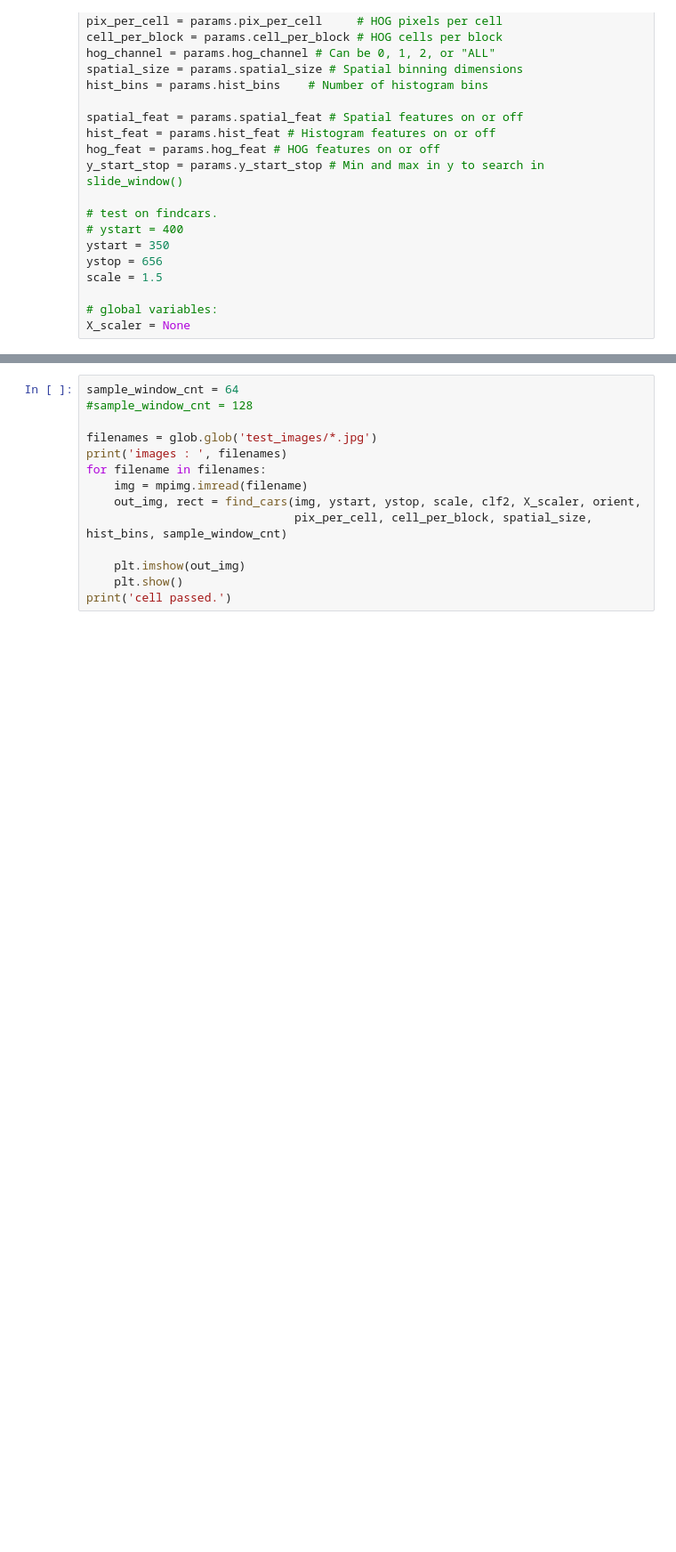
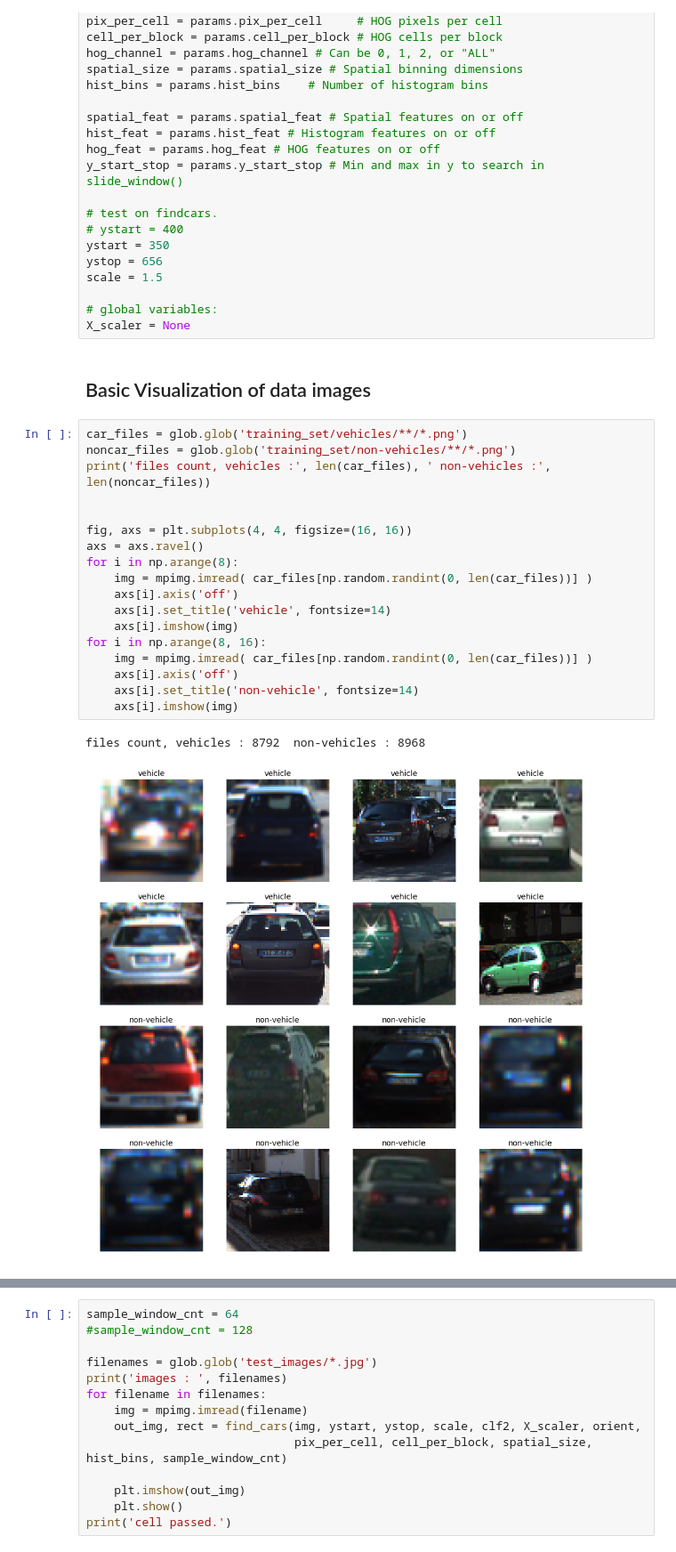
Before and after one commit to sunpochin/carnd-vehicle-detection-p5, a Jupyter notebook: pipeline-veh-detect.ipynb, the cells around one changed output, grey strips where cells are left out. Shown: that part at 89% size. Drawn from its saved outputs; the diff is of its cells as text; blank space fills up the shorter version.

```diff
--- a/pipeline-veh-detect.ipynb
+++ b/pipeline-veh-detect.ipynb
@@ -36,3 +36,26 @@ scale = 1.5
 
 # global variables:
 X_scaler = None
+# %% [markdown]
+## Basic Visualization of data images
+# %%
+car_files = glob.glob('training_set/vehicles/**/*.png')
+noncar_files = glob.glob('training_set/non-vehicles/**/*.png')
+print('files count, vehicles :', len(car_files), ' non-vehicles :', len(noncar_files))
+
+
+fig, axs = plt.subplots(4, 4, figsize=(16, 16))
+axs = axs.ravel()
+for i in np.arange(8):
+    img = mpimg.imread( car_files[np.random.randint(0, len(car_files))] )
+    axs[i].axis('off')
+    axs[i].set_title('vehicle', fontsize=14)
+    axs[i].imshow(img)
+for i in np.arange(8, 16):
+    img = mpimg.imread( car_files[np.random.randint(0, len(car_files))] )
+    axs[i].axis('off')
+    axs[i].set_title('non-vehicle', fontsize=14)
+    axs[i].imshow(img)
+# %% [output]
+files count, vehicles : 8792  non-vehicles : 8968
+[figure, added]
```
Also changed, not shown: parts of 5 cells of this notebook, 22 other files.
